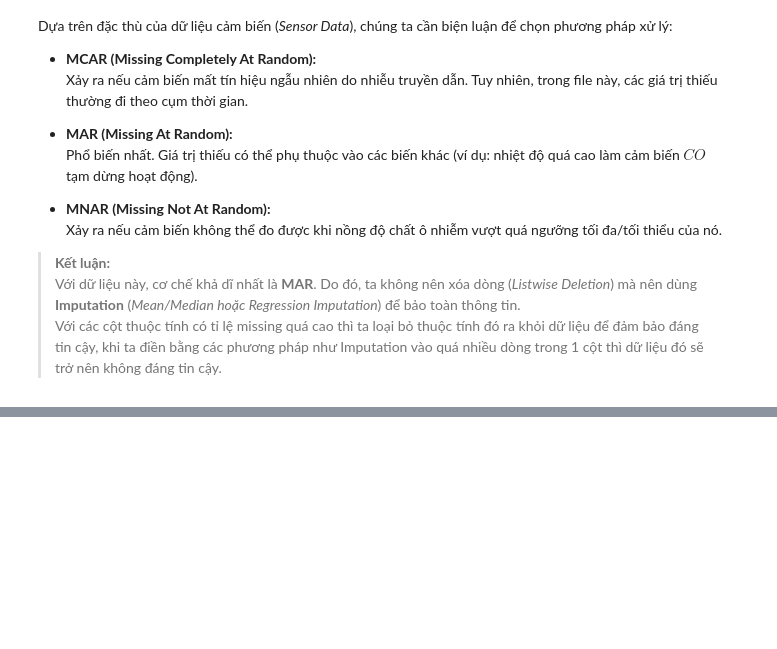
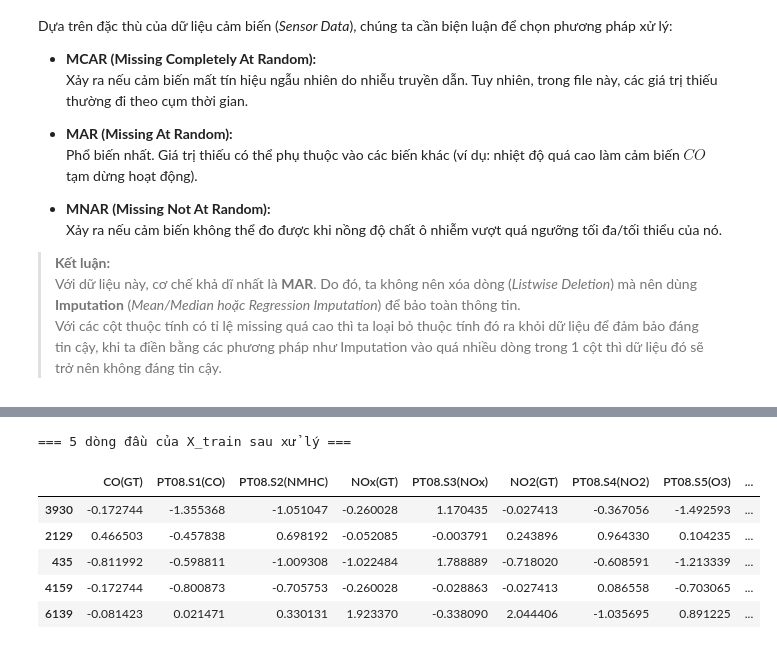
Before and after one commit to TNTruong196/Prj2_TUDTK_N1, a Jupyter notebook: part2/part2_notebook.ipynb, the cells around one changed output, grey strips where cells are left out. Cells and saved outputs as stored; diff of their text form; code cells hidden in the pictures; blank space fills up the shorter version.

```diff
--- a/part2/part2_notebook.ipynb
+++ b/part2/part2_notebook.ipynb
@@ -249,0 +404,12 @@ Dựa trên đặc thù của dữ liệu cảm biến (*Sensor Data*), chúng t
+# %%
+# Xem thử dữ liệu đầu ra
+print('=== 5 dòng đầu của X_train sau xử lý ===')
+X_train_processed.head()
+# %% [output]
+=== 5 dòng đầu của X_train sau xử lý ===
+|  | CO(GT) | PT08.S1(CO) | PT08.S2(NMHC) | NOx(GT) | PT08.S3(NOx) | NO2(GT) | PT08.S4(NO2) | PT08.S5(O3) | ... |
+| 3930 | -0.172744 | -1.355368 | -1.051047 | -0.260028 | 1.170435 | -0.027413 | -0.367056 | -1.492593 | ... |
+| 2129 | 0.466503 | -0.457838 | 0.698192 | -0.052085 | -0.003791 | 0.243896 | 0.964330 | 0.104235 | ... |
+| 435 | -0.811992 | -0.598811 | -1.009308 | -1.022484 | 1.788889 | -0.718020 | -0.608591 | -1.213339 | ... |
+| 4159 | -0.172744 | -0.800873 | -0.705753 | -0.260028 | -0.028863 | -0.027413 | 0.086558 | -0.703065 | ... |
+| 6139 | -0.081423 | 0.021471 | 0.330131 | 1.923370 | -0.338090 | 2.044406 | -1.035695 | 0.891225 | ... |
```
Also changed, not shown: parts of 8 cells of this notebook, 4 other files.
